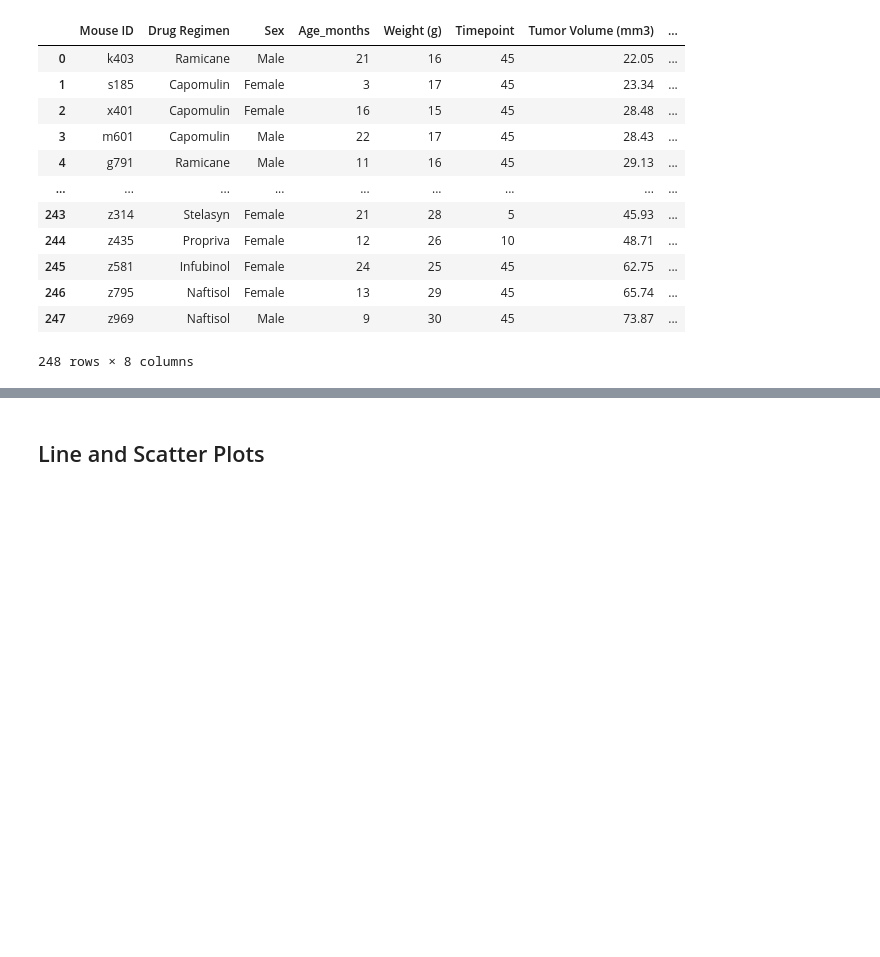
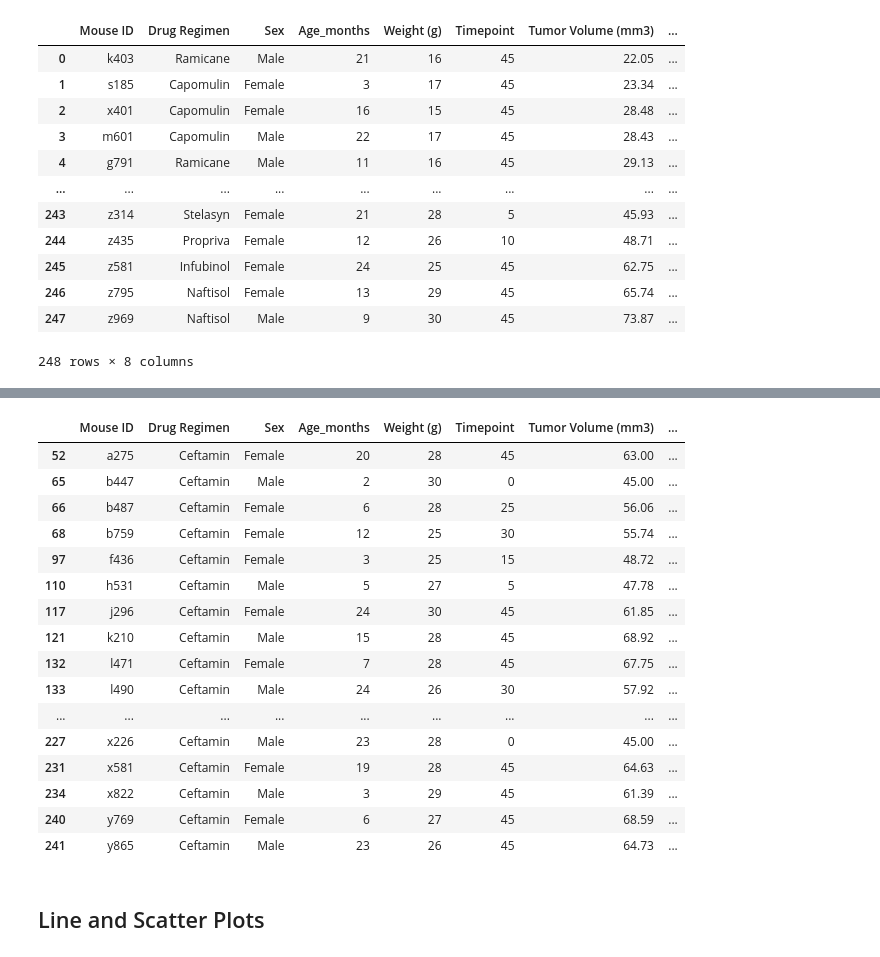
Before and after one commit to juliemcbaker/pymaceuticals, a Jupyter notebook: pymaceuticals_BAKER.ipynb, the cells around one changed output, grey strips where cells are left out. Cells and saved outputs as stored; diff of their text form; code cells hidden in the pictures; blank space fills up the shorter version.

```diff
--- a/pymaceuticals_BAKER.ipynb
+++ b/pymaceuticals_BAKER.ipynb
@@ -579,3 +708,25 @@ tumor_volumes = []
+# %%
+#Capomulin, Ramicane, Infubinol, and Ceftamin
+ceftamin_df = final_time_df.loc[final_time_df['Drug Regimen'] == 'Ceftamin', :]
+ceftamin_df
+# %% [output]
+|  | Mouse ID | Drug Regimen | Sex | Age_months | Weight (g) | Timepoint | Tumor Volume (mm3) | ... |
+| 52 | a275 | Ceftamin | Female | 20 | 28 | 45 | 63.00 | ... |
+| 65 | b447 | Ceftamin | Male | 2 | 30 | 0 | 45.00 | ... |
+| 66 | b487 | Ceftamin | Female | 6 | 28 | 25 | 56.06 | ... |
+| 68 | b759 | Ceftamin | Female | 12 | 25 | 30 | 55.74 | ... |
+| 97 | f436 | Ceftamin | Female | 3 | 25 | 15 | 48.72 | ... |
+| 110 | h531 | Ceftamin | Male | 5 | 27 | 5 | 47.78 | ... |
+| 117 | j296 | Ceftamin | Female | 24 | 30 | 45 | 61.85 | ... |
+| 121 | k210 | Ceftamin | Male | 15 | 28 | 45 | 68.92 | ... |
+| 132 | l471 | Ceftamin | Female | 7 | 28 | 45 | 67.75 | ... |
+| 133 | l490 | Ceftamin | Male | 24 | 26 | 30 | 57.92 | ... |
+| ... | ... | ... | ... | ... | ... | ... | ... | ... |
+| 227 | x226 | Ceftamin | Male | 23 | 28 | 0 | 45.00 | ... |
+| 231 | x581 | Ceftamin | Female | 19 | 28 | 45 | 64.63 | ... |
+| 234 | x822 | Ceftamin | Male | 3 | 29 | 45 | 61.39 | ... |
+| 240 | y769 | Ceftamin | Female | 6 | 27 | 45 | 68.59 | ... |
+| 241 | y865 | Ceftamin | Male | 23 | 26 | 45 | 64.73 | ... |
 # %%
 # Generate a box plot of the final tumor volume of each mouse across four regimens of interest
 # %% [markdown]
```
Also changed, not shown: parts of 19 cells of this notebook.
